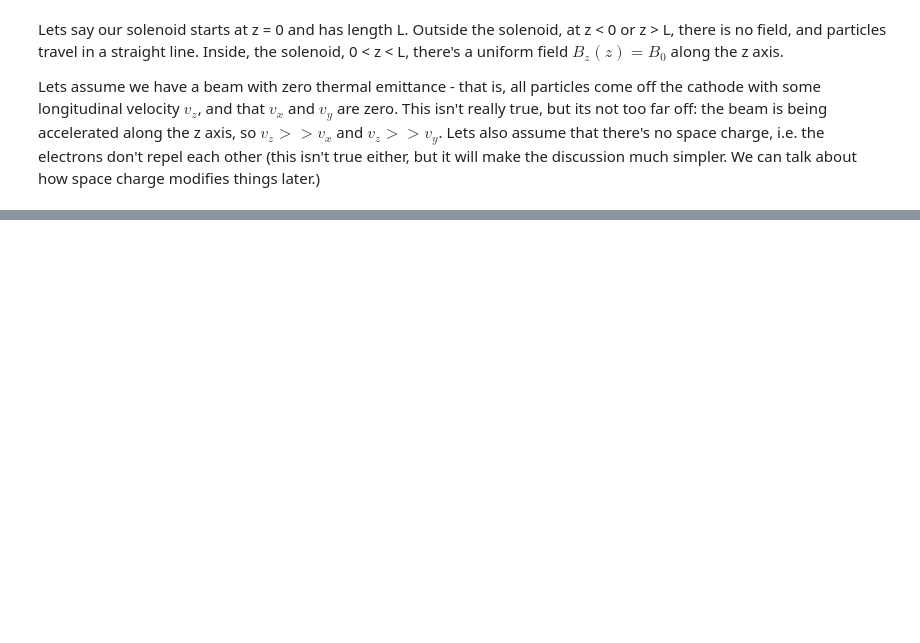
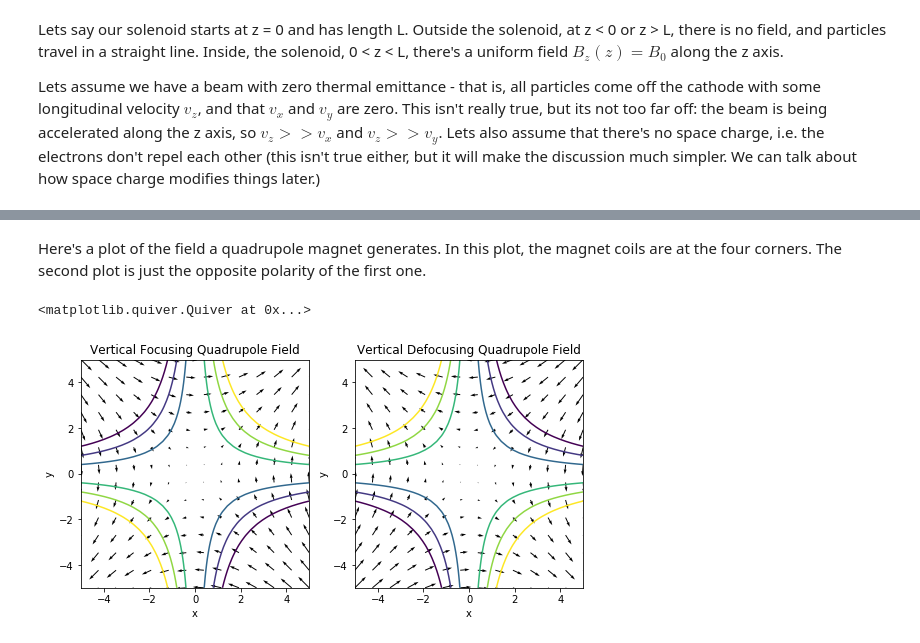
Before and after one commit to mattgibbs/beam_transport_system_training, a Jupyter notebook: Beam Transport System.ipynb, the cells around one changed output, grey strips where cells are left out. Cells and saved outputs as stored; diff of their text form; code cells hidden in the pictures; blank space fills up the shorter version.

```diff
--- a/Beam Transport System.ipynb
+++ b/Beam Transport System.ipynb
@@ -5,6 +5,7 @@ import numpy as np
 import ipywidgets as widgets
 from ipywidgets import interact, interact_manual
 import scipy.constants as constants
+plt.rcParams['figure.figsize'] = [9, 7]
 # %% [markdown]
 # ASO 2 Training: Beam Transport System
 This notebook is the training guide for the "Beam Transport System" of the ASO2 manual.
@@ -71,0 +198,25 @@ $v_r = v_\theta = 0$
+# %% [markdown]
+Here's a plot of the field a quadrupole magnet generates.  In this plot, the magnet coils are at the four corners.
+The second plot is just the opposite polarity of the first one.
+# %%
+fig, (ax1,ax2)=plt.subplots(1,2)
+ax1.set_aspect('equal')
+ax2.set_aspect('equal')
+xlist = np.linspace(-5.0, 5.0, 40)
+ylist = np.linspace(-5.0, 5.0, 40)
+X, Y = np.meshgrid(xlist, ylist)
+Zn = X*Y
+
+ax1.set_title('Vertical Focusing Quadrupole Field')
+ax1.set_xlabel('x')
+ax1.set_ylabel('y')
+ax2.set_title('Vertical Defocusing Quadrupole Field')
+ax2.set_xlabel('x')
+ax2.set_ylabel('y')
+qf_contours =ax1.contour(X, Y, Zn, [-6,-4,-2,2,4,6])
+qd_contours =ax2.contour(X, Y, -Zn, [-6,-4,-2,2,4,6])
+ax1.quiver(X[::3,::3], Y[::3,::3], Y[::3,::3], X[::3,::3])
+ax2.quiver(-X[::3,::3], -Y[::3,::3], Y[::3,::3], X[::3,::3])
+# %% [output]
+<matplotlib.quiver.Quiver at 0x...>
+[figure, added]
```
Also changed, not shown: parts of 16 cells of this notebook.
